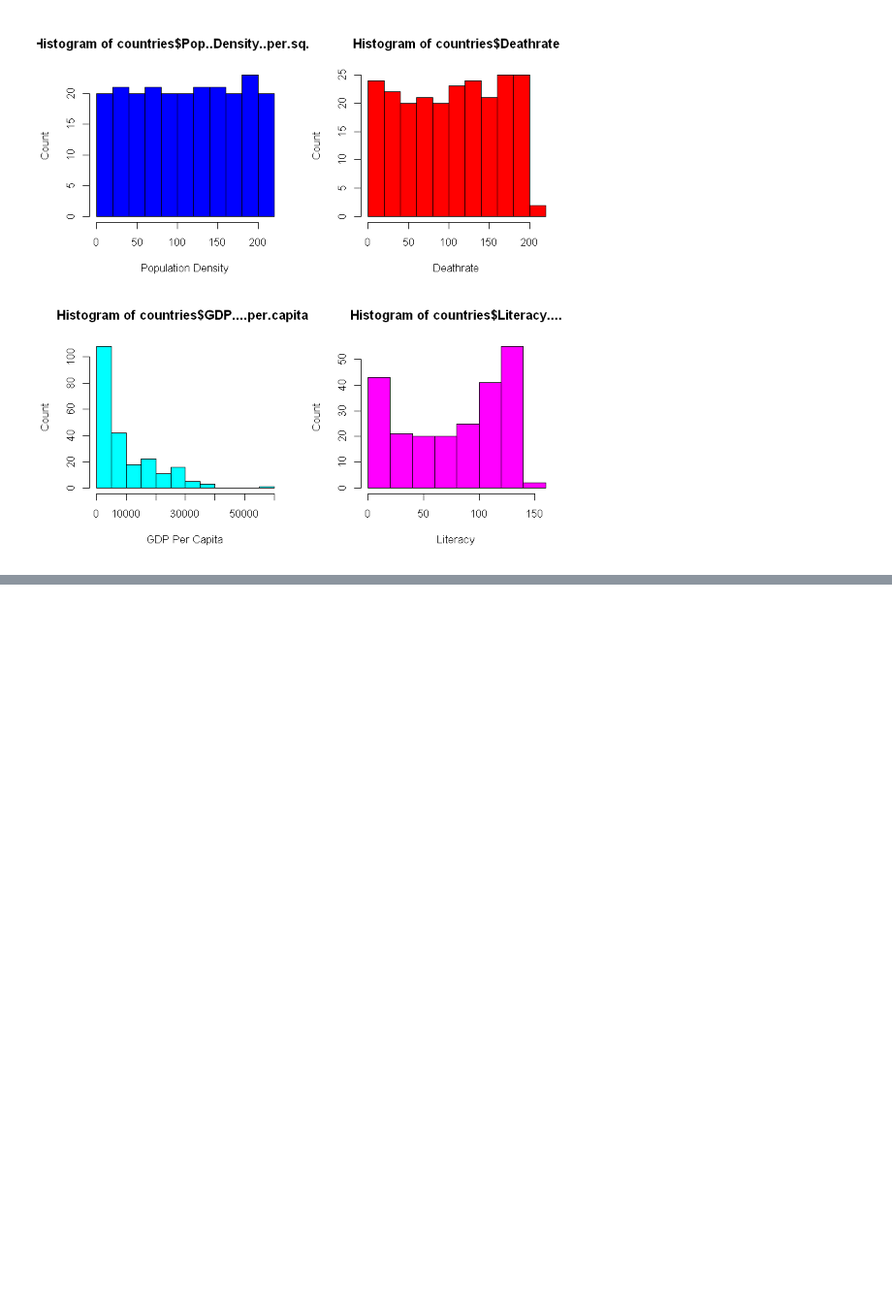
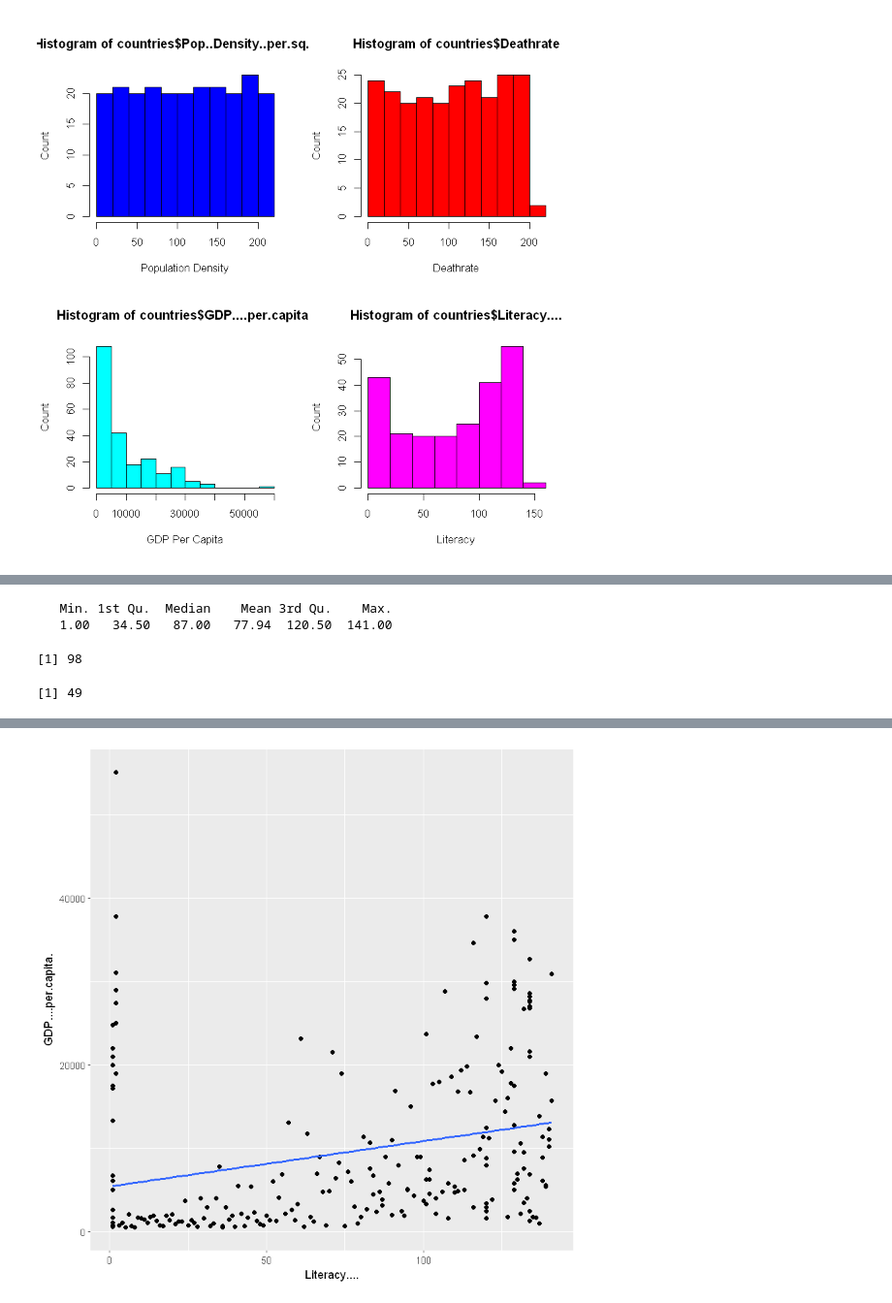
Before and after one commit to vknguyen1902/data-mining, a Jupyter notebook: Countries of the World Dataset.ipynb, the cells around one changed output, grey strips where cells are left out. Shown at 97% size. Cells and saved outputs as stored; diff of their text form; code cells hidden in the pictures; blank space fills up the shorter version.

```diff
--- a/Countries of the World Dataset.ipynb
+++ b/Countries of the World Dataset.ipynb
@@ -147,0 +151,20 @@ Warning message:
+# %%
+summary(countries$Literacy....)
+# %% [output]
+   Min. 1st Qu.  Median    Mean 3rd Qu.    Max.
+   1.00   34.50   87.00   77.94  120.50  141.00
+# %%
+#Examine weird data
+over100 <- countries[countries$Literacy.... > 100, ]
+nrow(over100)
+lower27 <- countries[countries$Literacy.... < 27, ]
+nrow(lower27)
+# %% [output]
+[1] 98
+[1] 49
+# %%
+#Plotting with messy data
+ggplot(data = countries, aes(x = Literacy...., y = GDP....per.capita.)) +
+  geom_point() +
+  geom_smooth(method = "lm", se = FALSE)
+# %% [output]
@@ -147,0 +174 @@ Warning message:
+[figure, added]
```
Also changed, not shown: parts of 9 cells of this notebook.
